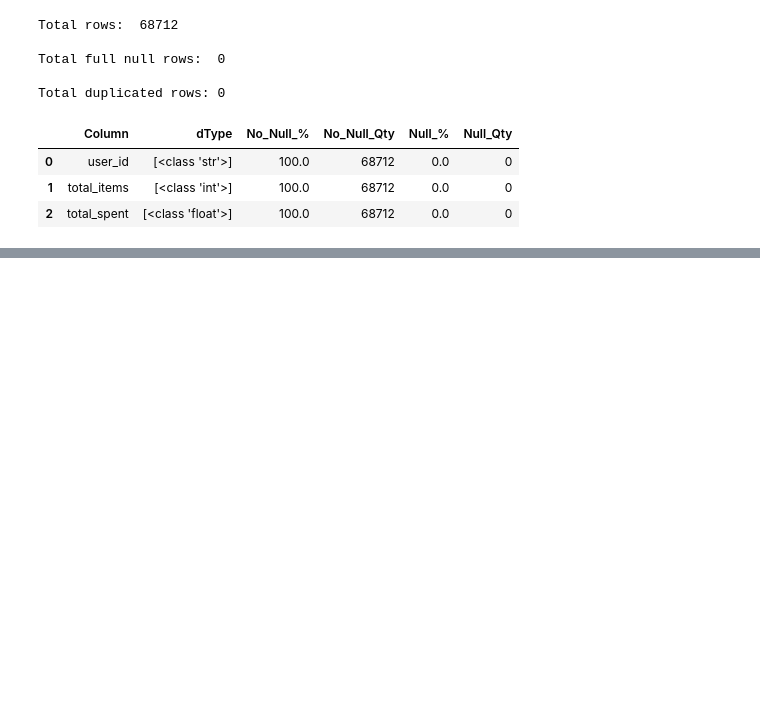
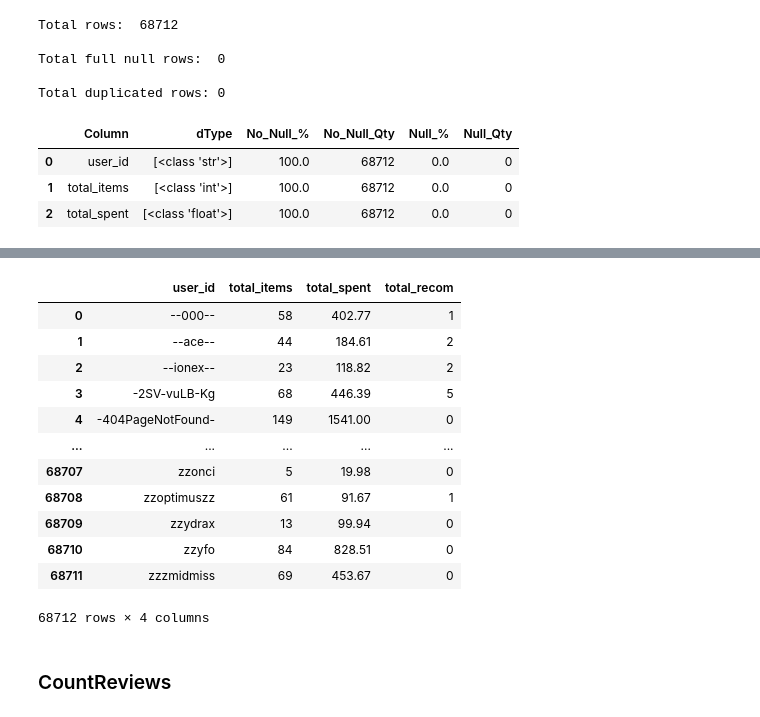
Before and after one commit to Slindex/ML-Rec-System-Steam, a Jupyter notebook: Feature_eng.ipynb, the cells around one changed output, grey strips where cells are left out. Drawn from its saved outputs; the diff is of its cells as text; code cells hidden in the pictures; blank space fills up the shorter version.

```diff
--- a/Feature_eng.ipynb
+++ b/Feature_eng.ipynb
@@ -165,0 +214,20 @@ u_spentlog.to_csv('userdata_pq.csv', index=False)
+# %%
+path = 'data/functions/userdata.csv'
+df_userdata = pd.read_csv(path)
+# %%
+df_userdata.rename(columns={'recommend': 'total_recom'}, inplace=True)
+df_userdata
+# %% [output]
+|  | user_id | total_items | total_spent | total_recom |
+| 0 | --000-- | 58 | 402.77 | 1 |
+| 1 | --ace-- | 44 | 184.61 | 2 |
+| 2 | --ionex-- | 23 | 118.82 | 2 |
+| 3 | -2SV-vuLB-Kg | 68 | 446.39 | 5 |
+| 4 | -404PageNotFound- | 149 | 1541.00 | 0 |
+| ... | ... | ... | ... | ... |
+| 68707 | zzonci | 5 | 19.98 | 0 |
+| 68708 | zzoptimuszz | 61 | 91.67 | 1 |
+| 68709 | zzydrax | 13 | 99.94 | 0 |
+| 68710 | zzyfo | 84 | 828.51 | 0 |
+| 68711 | zzzmidmiss | 69 | 453.67 | 0 |
+68712 rows × 4 columns
@@ -165,0 +236,2 @@ u_spentlog.to_csv('userdata_pq.csv', index=False)
+# %% [markdown]
+### CountReviews
```
Also changed, not shown: parts of 24 cells of this notebook, 1 other file.
